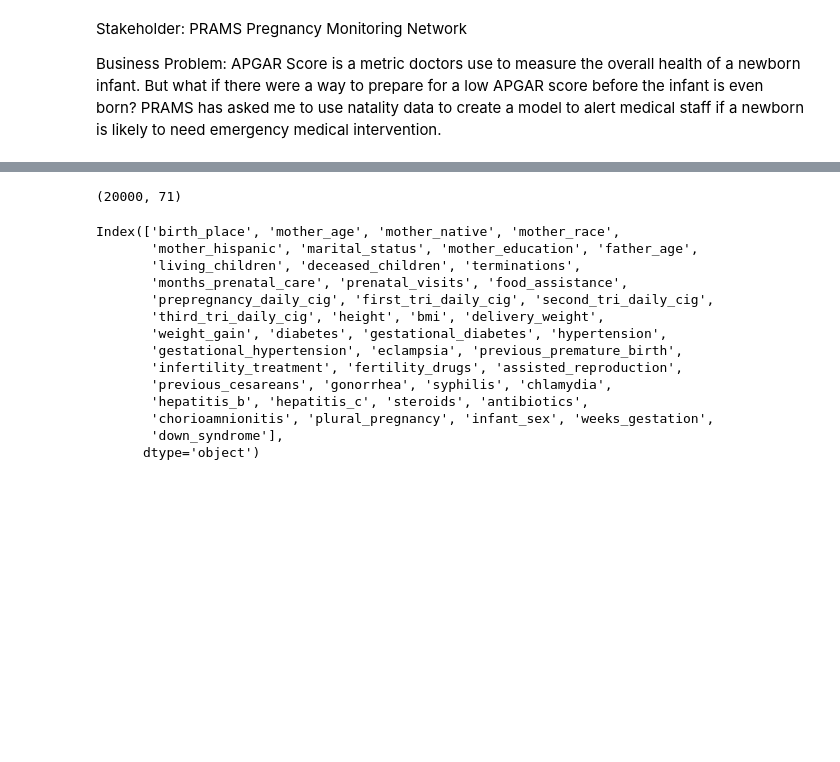
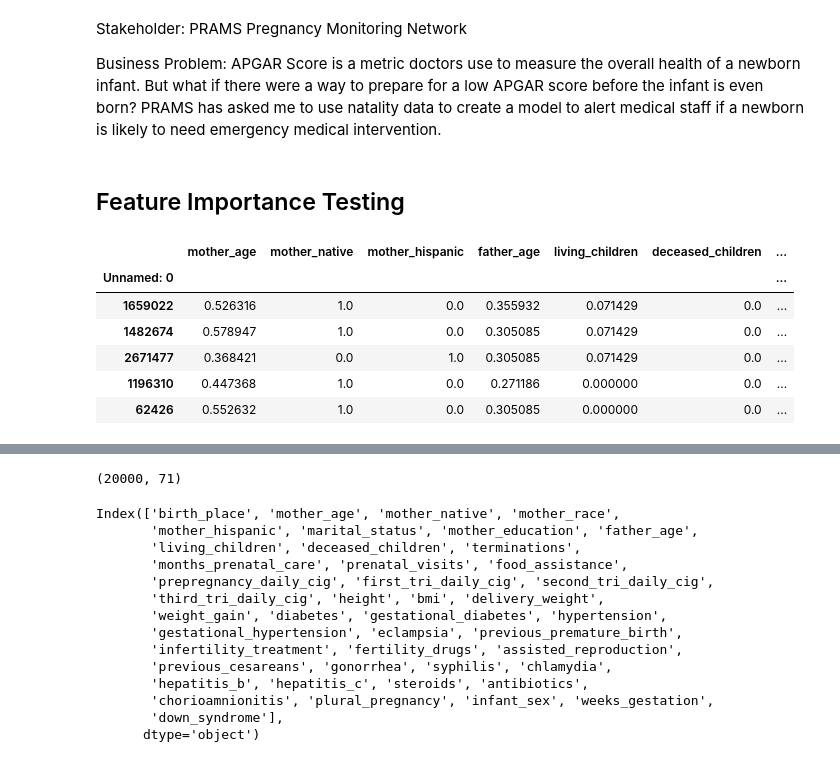
Before and after one commit to Patrick-Arnold/Capstone_Project, a Jupyter notebook: Gridsearch.ipynb, the cells around one changed output, grey strips where cells are left out. Saved outputs shown, nothing was run; the diff lists cells and outputs as text; code cells hidden in the pictures; blank space fills up the shorter version.

Commit message:
Feature importance, visualizations

```diff
--- a/Gridsearch.ipynb
+++ b/Gridsearch.ipynb
@@ -31,3 +31,53 @@ X_train = pd.read_csv("data/X_train.csv").set_index('Unnamed: 0')
 X_test = pd.read_csv("data/X_test.csv").set_index('Unnamed: 0')
 y_train = pd.read_csv("data/y_train.csv").set_index('Unnamed: 0')
 y_test = pd.read_csv("data/y_test.csv").set_index('Unnamed: 0')
+# %% [markdown]
+## Feature Importance Testing
+# %%
+X_train2 = X_train.copy()
+X_test2 = X_test.copy()
+
+numeric_features = X_train2.select_dtypes(include=['int64', 'float64']).columns
+categorical_features = X_train2.select_dtypes(include=['object']).columns
+
+num_impute = SimpleImputer(strategy="median")
+cat_impute = SimpleImputer(strategy="most_frequent")
+scaler = MinMaxScaler()
+ohe = OneHotEncoder(handle_unknown = 'ignore', sparse=False)
+
+X_train2_obj = X_train2[categorical_features]
+X_test2_obj = X_test2[categorical_features]
+
+cat_impute.fit(X_train2_obj)
+X_train2_imp = cat_impute.transform(X_train2_obj)
+X_test2_imp = cat_impute.transform(X_test2_obj)
+
+ohe.fit(X_train2_imp)
+X_train_ohe = ohe.transform(X_train2_imp)
+X_test_ohe = ohe.transform(X_test2_imp)
+# %%
+X_train2_num = X_train2[numeric_features]
+X_test2_num = X_test2[numeric_features]
+
+num_impute.fit(X_train2_num)
+X_train2_impnum = num_impute.transform(X_train2_num)
+X_test2_impnum = num_impute.transform(X_test2_num)
+
+scaler.fit(X_train2_impnum)
+X_train_scaled = scaler.transform(X_train2_impnum)
+X_test_scaled = scaler.transform(X_test2_impnum)
+# %%
+X_train_scaled = pd.DataFrame(X_train_scaled,
+                              columns = numeric_features,
+                              index=X_train.index)
+X_test_scaled = pd.DataFrame(X_test_scaled,
+                             columns = numeric_features,
+                             index=X_test.index)
+# %% [output]
+|  | mother_age | mother_native | mother_hispanic | father_age | living_children | deceased_children | ... |
+| Unnamed: 0 |  |  |  |  |  |  | ... |
+| 1659022 | 0.526316 | 1.0 | 0.0 | 0.355932 | 0.071429 | 0.0 | ... |
+| 1482674 | 0.578947 | 1.0 | 0.0 | 0.305085 | 0.071429 | 0.0 | ... |
+| 2671477 | 0.368421 | 0.0 | 1.0 | 0.305085 | 0.071429 | 0.0 | ... |
+| 1196310 | 0.447368 | 1.0 | 0.0 | 0.271186 | 0.000000 | 0.0 | ... |
+| 62426 | 0.552632 | 1.0 | 0.0 | 0.305085 | 0.000000 | 0.0 | ... |
```
Also changed, not shown: parts of 8 cells of this notebook, 3 other files.
